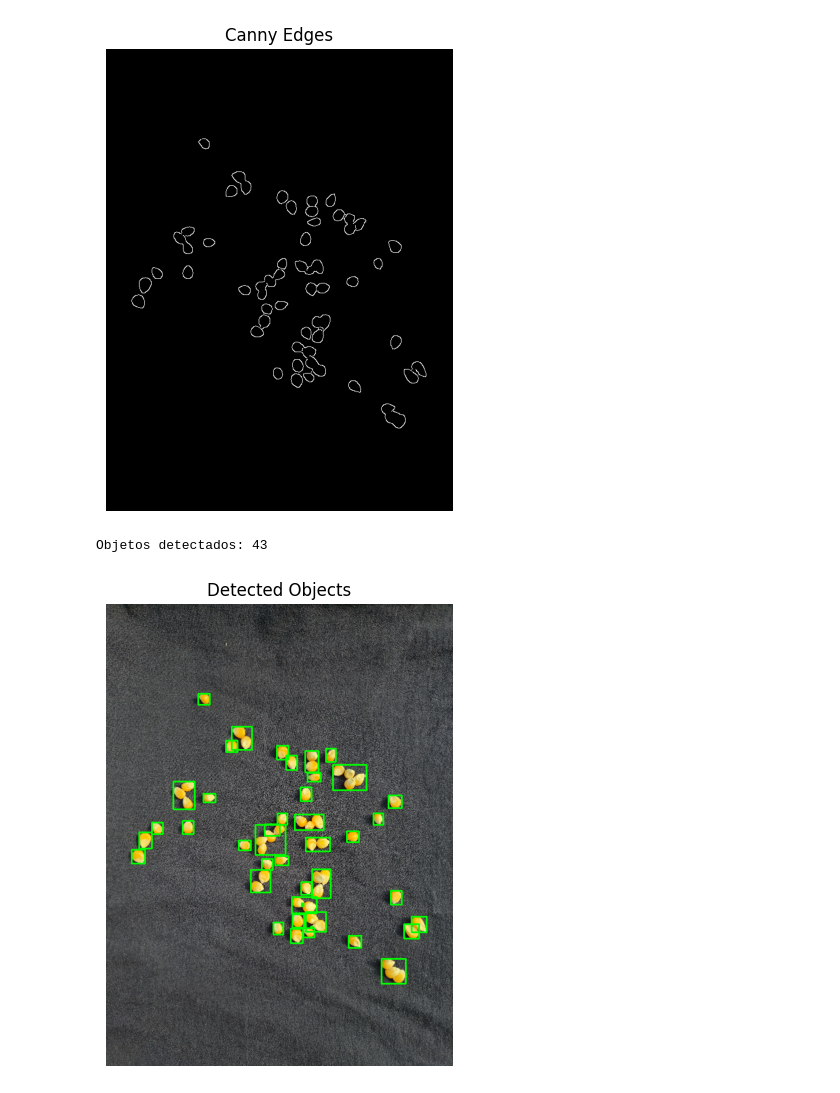
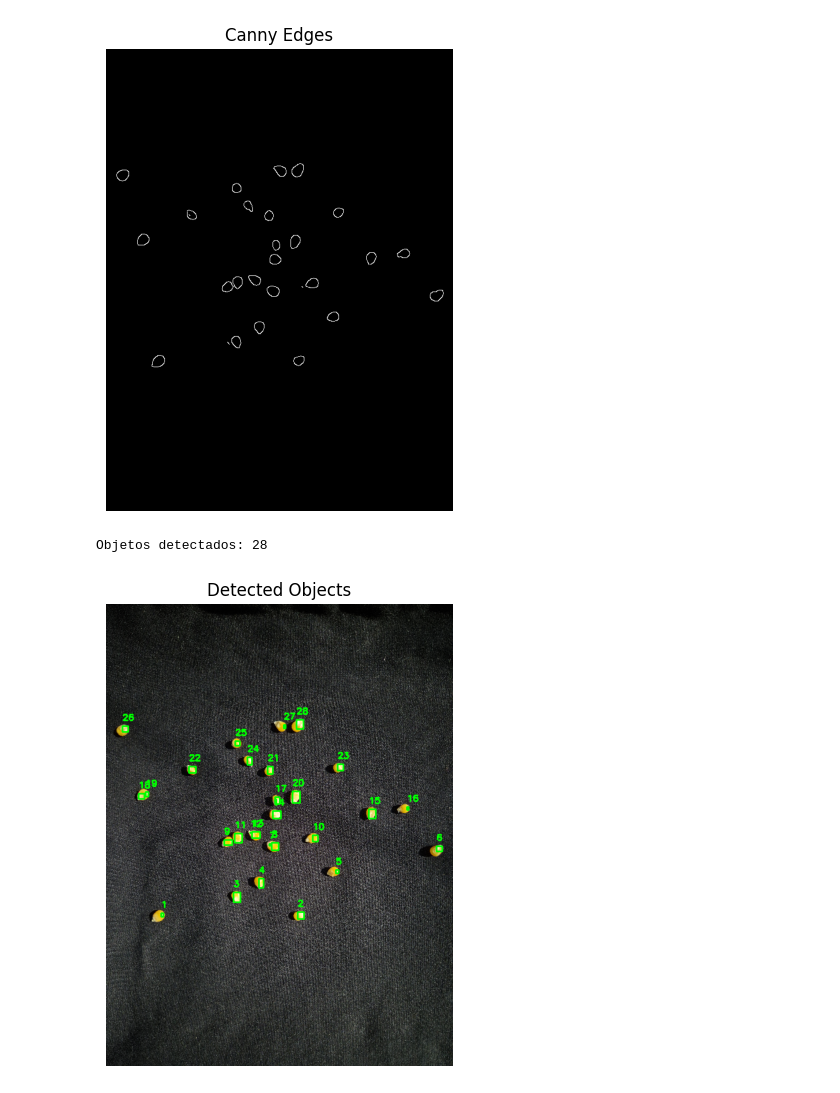
Before and after one commit to piedro404/agro-grain-analyzer, a Jupyter notebook: analyze_ai.ipynb, the cells around one changed output. Cells and saved outputs as stored; diff of their text form; code cells hidden in the pictures.

```diff
--- a/analyze_ai.ipynb
+++ b/analyze_ai.ipynb
@@ -24,7 +24,7 @@ def show_image(window_name, image, cmap=None):
 def close_all_windows():
     pass
 # %%
-img = cv2.imread('imagens/20251115_152402.jpg')
+img = cv2.imread('imagens/20251115_153252.jpg')
 img = cv2.resize(img, (600, 800))
 show_image("Resized Image", img)
 # %% [output]
@@ -43,4 +42,4 @@ show_image("Blurred Image", blur)
 # %%
-_, thresh = cv2.threshold(blur, 160, 255, cv2.THRESH_BINARY)
+_, thresh = cv2.threshold(blur, 200, 255, cv2.THRESH_BINARY)
 show_image("Thresholded Image", thresh)
 # %% [output]
@@ -53,15 +47,16 @@ show_image("Adaptive Thresholded Image", bin1)
 # %%
-canny1 = cv2.Canny(blur, 70, 200)
+canny1 = cv2.Canny(blur, 180, 200)
 show_image("Canny Edges", canny1)
 # %% [output]
-[figure, old version]
+[figure, new version]
 # %%
-contours, _ = cv2.findContours(canny1, cv2.RETR_EXTERNAL, cv2.CHAIN_APPROX_SIMPLE)
-for c in contours:
+contours, _ = cv2.findContours(thresh, cv2.RETR_EXTERNAL, cv2.CHAIN_APPROX_SIMPLE)
+for i, c in enumerate(contours):
     x, y, w, h = cv2.boundingRect(c)
+    cv2.putText(img, f"{i+1}", (x, y-10), cv2.FONT_HERSHEY_SIMPLEX, 0.5, (0, 255, 0), 2)
     cv2.rectangle(img, (x, y), (x+w, y+h), (0, 255, 0), 2)
 print("Objetos detectados:", len(contours))
 show_image("Detected Objects", img)
 # %% [output]
-Objetos detectados: 43
+Objetos detectados: 28
-[figure, old version]
+[figure, new version]
```
Also changed, not shown: parts of 5 cells of this notebook, 4 other files.
